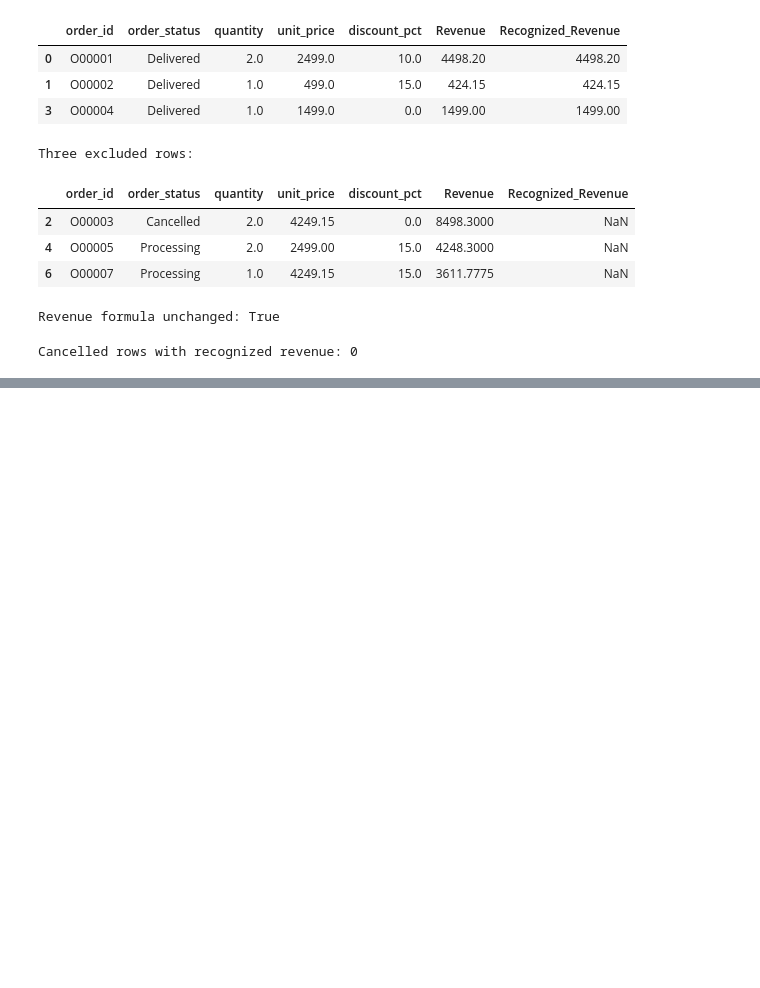
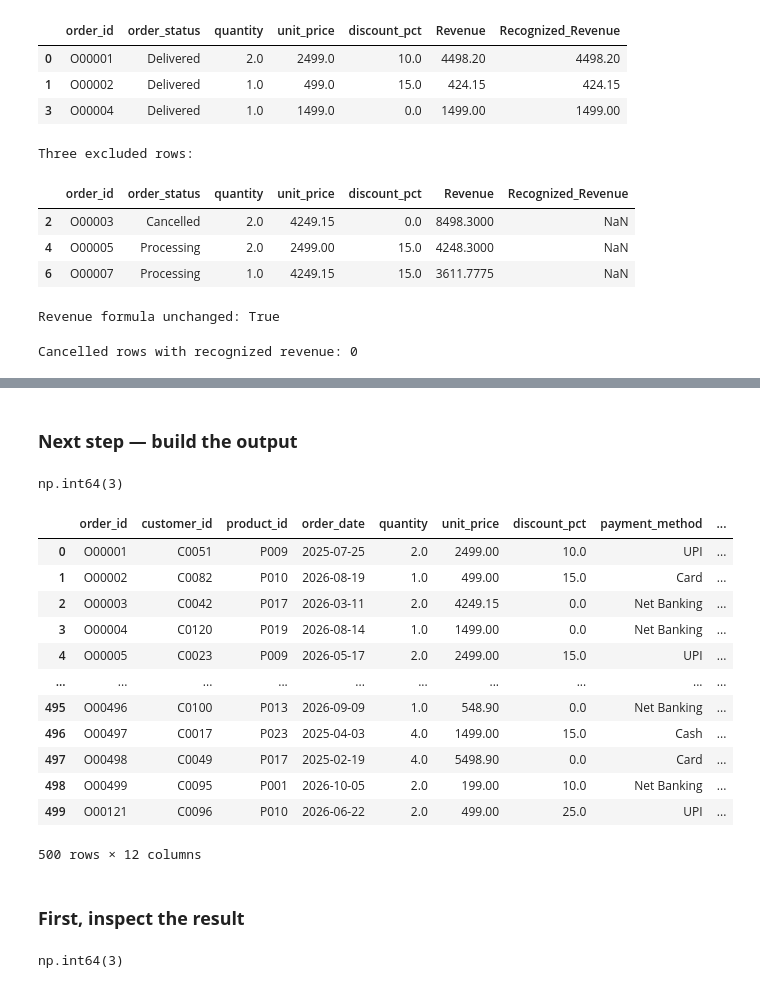
Before and after one commit to mohammadhamid8554-lgtm/data-science-from-scratch, a Jupyter notebook: phase_1.2_pandas/data_transformation.ipynb, the cells around one changed output, grey strips where cells are left out. Saved outputs shown, nothing was run; the diff lists cells and outputs as text; code cells hidden in the pictures; blank space fills up the shorter version.

```diff
--- a/phase_1.2_pandas/data_transformation.ipynb
+++ b/phase_1.2_pandas/data_transformation.ipynb
@@ -876,0 +880,9 @@ Cancelled rows with recognized revenue: 0
+# %%
+df_transformed = df.copy()
+
+df_transformed["Line_Total"] = df_transformed["unit_price"] * df_transformed["quantity"]
+
+print(f"Shape: {df_transformed.shape}")
+display(df_transformed[["unit_price", "quantity", "Line_Total"]].head(3))
+print(f"Missing count in Line_Total column: {df_transformed['Line_Total'].isna().sum()}")
+print(f"\nData Type: {df_transformed["Line_Total"].dtypes}")
@@ -876,0 +945,35 @@ Cancelled rows with recognized revenue: 0
+# %%
+small = df_transformed["quantity"].between(1, 2)
+medium = df_transformed["quantity"].between(3, 4)
+large = df_transformed["quantity"] >= 5
+# %% [markdown]
+### **Next step — build the output**
+# %%
+df_transformed["Order_Size"] = np.select(
+    [small, medium, large],
+    ["Small", "Medium", "Large"],
+    default= None
+)
+display(df_transformed["Order_Size"].isnull().sum())
+display(df_transformed)
+# %% [output]
+np.int64(3)
+|  | order_id | customer_id | product_id | order_date | quantity | unit_price | discount_pct | payment_method | ... |
+| 0 | O00001 | C0051 | P009 | 2025-07-25 | 2.0 | 2499.00 | 10.0 | UPI | ... |
+| 1 | O00002 | C0082 | P010 | 2026-08-19 | 1.0 | 499.00 | 15.0 | Card | ... |
+| 2 | O00003 | C0042 | P017 | 2026-03-11 | 2.0 | 4249.15 | 0.0 | Net Banking | ... |
+| 3 | O00004 | C0120 | P019 | 2026-08-14 | 1.0 | 1499.00 | 0.0 | Net Banking | ... |
+| 4 | O00005 | C0023 | P009 | 2026-05-17 | 2.0 | 2499.00 | 15.0 | UPI | ... |
+| ... | ... | ... | ... | ... | ... | ... | ... | ... | ... |
+| 495 | O00496 | C0100 | P013 | 2026-09-09 | 1.0 | 548.90 | 0.0 | Net Banking | ... |
+| 496 | O00497 | C0017 | P023 | 2025-04-03 | 4.0 | 1499.00 | 15.0 | Cash | ... |
+| 497 | O00498 | C0049 | P017 | 2025-02-19 | 4.0 | 5498.90 | 0.0 | Card | ... |
+| 498 | O00499 | C0095 | P001 | 2026-10-05 | 2.0 | 199.00 | 10.0 | Net Banking | ... |
+| 499 | O00121 | C0096 | P010 | 2026-06-22 | 2.0 | 499.00 | 25.0 | UPI | ... |
+500 rows × 12 columns
+# %% [markdown]
+### **First, inspect the result**
+# %%
+display(df_transformed["Order_Size"].isnull().sum())
+# %% [output]
+np.int64(3)
```
Also changed, not shown: parts of 18 cells of this notebook.
